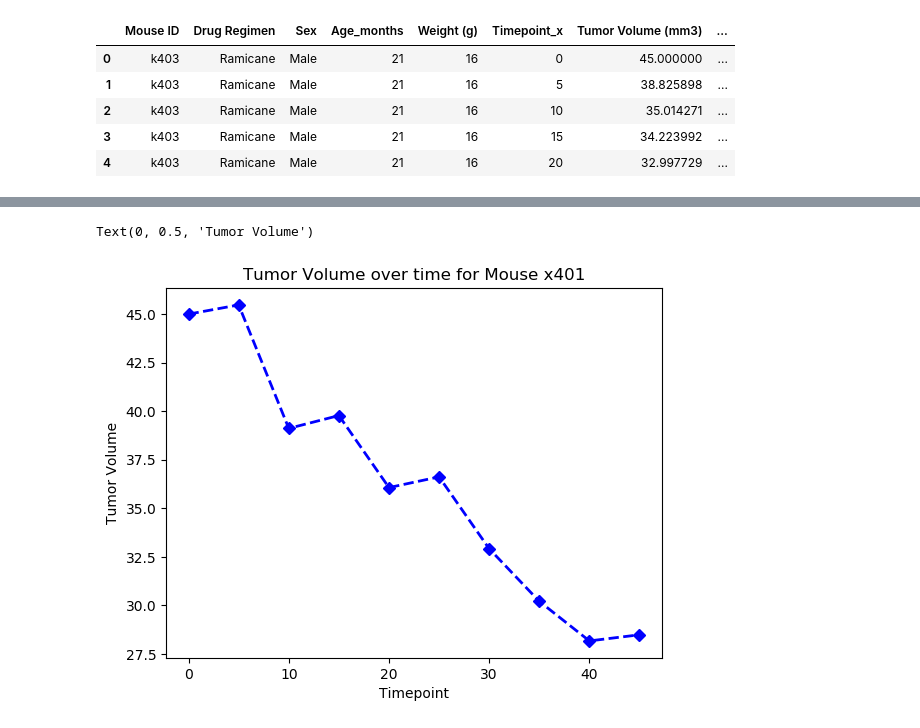
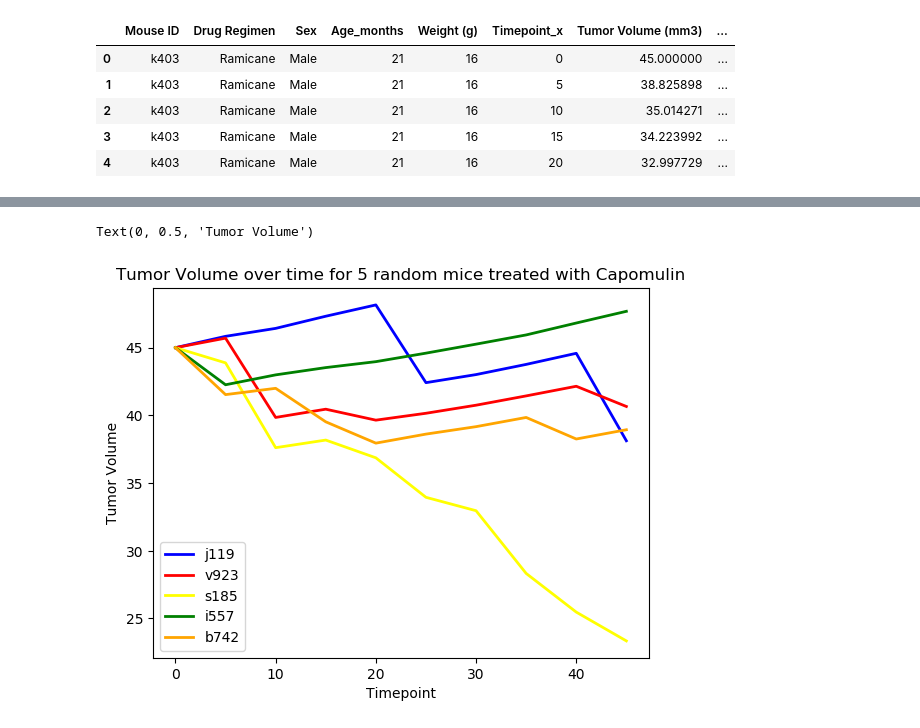
Before and after one commit to tylerhill122/matplotlib-challenge, a Jupyter notebook: Pymaceuticals.ipynb, the cells around one changed output, grey strips where cells are left out. Drawn from its saved outputs; the diff is of its cells as text; code cells hidden in the pictures.

Commit message:
5 random Capomulin mice plot

```diff
--- a/Pymaceuticals.ipynb
+++ b/Pymaceuticals.ipynb
@@ -295,25 +295,33 @@ plt.show()
 # %%
+# sort by mice that received Capomulin treatment
 capo = new_mouse_df.loc[new_mouse_df["Drug Regimen"] == "Capomulin"]
 capo_mice = capo["Mouse ID"].unique()
 
-capo_mouse = random.choice(capo_mice)
-capo_m = new_mouse_df.loc[new_mouse_df["Mouse ID"] == capo_mouse]
+# choose 5 random mice, collect their respective data, store in lists
+capo_mouse = random.choices(capo_mice, k=5)
+capo_tv = []
+capo_time = []
+capo_name = []
+for mouse in capo_mouse:
+    capo_m = new_mouse_df.loc[new_mouse_df["Mouse ID"] == mouse]
+    capo_name.append(mouse)
+    capo_tumor_volume = capo_m["Tumor Volume (mm3)"]
+    capo_tv.append(capo_tumor_volume)
+    capo_timepoint = capo_m["Timepoint_x"]
+    capo_time.append(capo_timepoint)
 
-capo_tumor_volume = capo_m["Tumor Volume (mm3)"]
-capo_timepoint = capo_m["Timepoint_x"]
+colors = ["blue","red","yellow","green","orange"]
 
-plt.plot(
-    capo_timepoint,
-    capo_tumor_volume,
-    color="b",
-    marker='D',
-    linestyle="dashed",
-    linewidth=2,
-    markersize=6,
-)
-plt.title(f'Tumor Volume over time for Mouse {capo_mouse}')
+plt.plot(capo_time[0], capo_tv[0],label = capo_name[0],color = colors[0], linewidth=2, markersize=6,)
+plt.plot(capo_time[1], capo_tv[1],label = capo_name[1],color = colors[1], linewidth=2, markersize=6,)
+plt.plot(capo_time[2], capo_tv[2],label = capo_name[2],color = colors[2], linewidth=2, markersize=6,)
+plt.plot(capo_time[3], capo_tv[3],label = capo_name[3],color = colors[3], linewidth=2, markersize=6,)
+plt.plot(capo_time[4], capo_tv[4],label = capo_name[4],color = colors[4], linewidth=2, markersize=6,)
+
+plt.legend()
+plt.title('Tumor Volume over time for 5 random mice treated with Capomulin')
 plt.xlabel("Timepoint")
 plt.ylabel("Tumor Volume")
 # %% [output]
 Text(0, 0.5, 'Tumor Volume')
-[figure, old version]
+[figure, new version]
```
Also changed, not shown: parts of 5 cells of this notebook.
